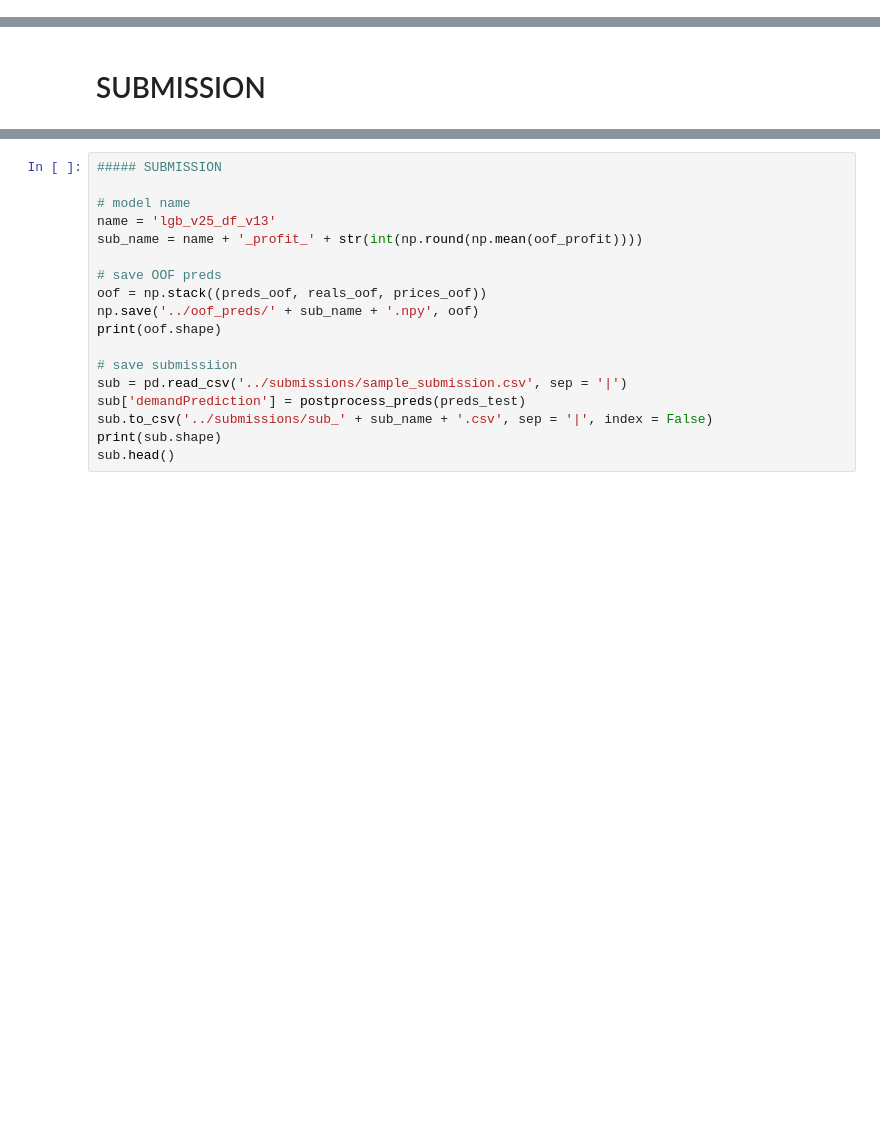
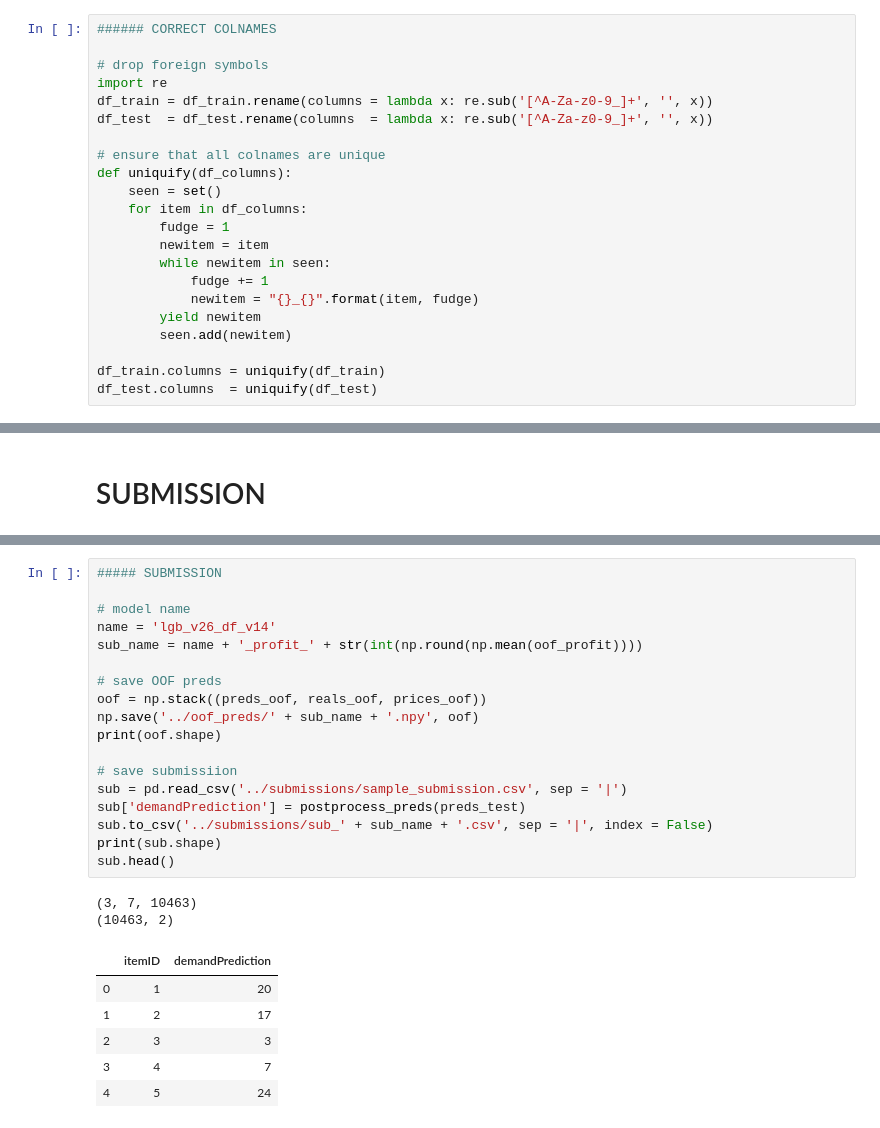
Before and after one commit to kozodoi/DMC_2020, a Jupyter notebook: codes/code_03_modeling.ipynb, the cells around one changed output, grey strips where cells are left out. Drawn from its saved outputs; the diff is of its cells as text; blank space fills up the shorter version.

```diff
--- a/codes/code_03_modeling.ipynb
+++ b/codes/code_03_modeling.ipynb
@@ -45,3 +63,25 @@ df_train.head()
+# %%
+###### CORRECT COLNAMES
+
+# drop foreign symbols
+import re
+df_train = df_train.rename(columns = lambda x: re.sub('[^A-Za-z0-9_]+', '', x))
+df_test  = df_test.rename(columns  = lambda x: re.sub('[^A-Za-z0-9_]+', '', x))
+
+# ensure that all colnames are unique
+def uniquify(df_columns):
+    seen = set()
+    for item in df_columns:
+        fudge = 1
+        newitem = item
+        while newitem in seen:
+            fudge += 1
+            newitem = "{}_{}".format(item, fudge)
+        yield newitem
+        seen.add(newitem)
+
+df_train.columns = uniquify(df_train)
+df_test.columns  = uniquify(df_test)
 # %%
 # extract target
 y = df_train['target']
@@ -368,19 +454,28 @@ plt.savefig('../lgb_performance.pdf')
 # %%
 ##### SUBMISSION
 
 # model name
-name = 'lgb_v25_df_v13'
+name = 'lgb_v26_df_v14'
 sub_name = name + '_profit_' + str(int(np.round(np.mean(oof_profit))))
 
 # save OOF preds
 oof = np.stack((preds_oof, reals_oof, prices_oof))
 np.save('../oof_preds/' + sub_name + '.npy', oof)
 print(oof.shape)
 
 # save submissiion
 sub = pd.read_csv('../submissions/sample_submission.csv', sep = '|')
 sub['demandPrediction'] = postprocess_preds(preds_test)
 sub.to_csv('../submissions/sub_' + sub_name + '.csv', sep = '|', index = False)
 print(sub.shape)
 sub.head()
+# %% [output]
+(3, 7, 10463)
+(10463, 2)
+|  | itemID | demandPrediction |
+| 0 | 1 | 20 |
+| 1 | 2 | 17 |
+| 2 | 3 | 3 |
+| 3 | 4 | 7 |
+| 4 | 5 | 24 |
 # %%
```
Also changed, not shown: parts of 9 cells of this notebook.
